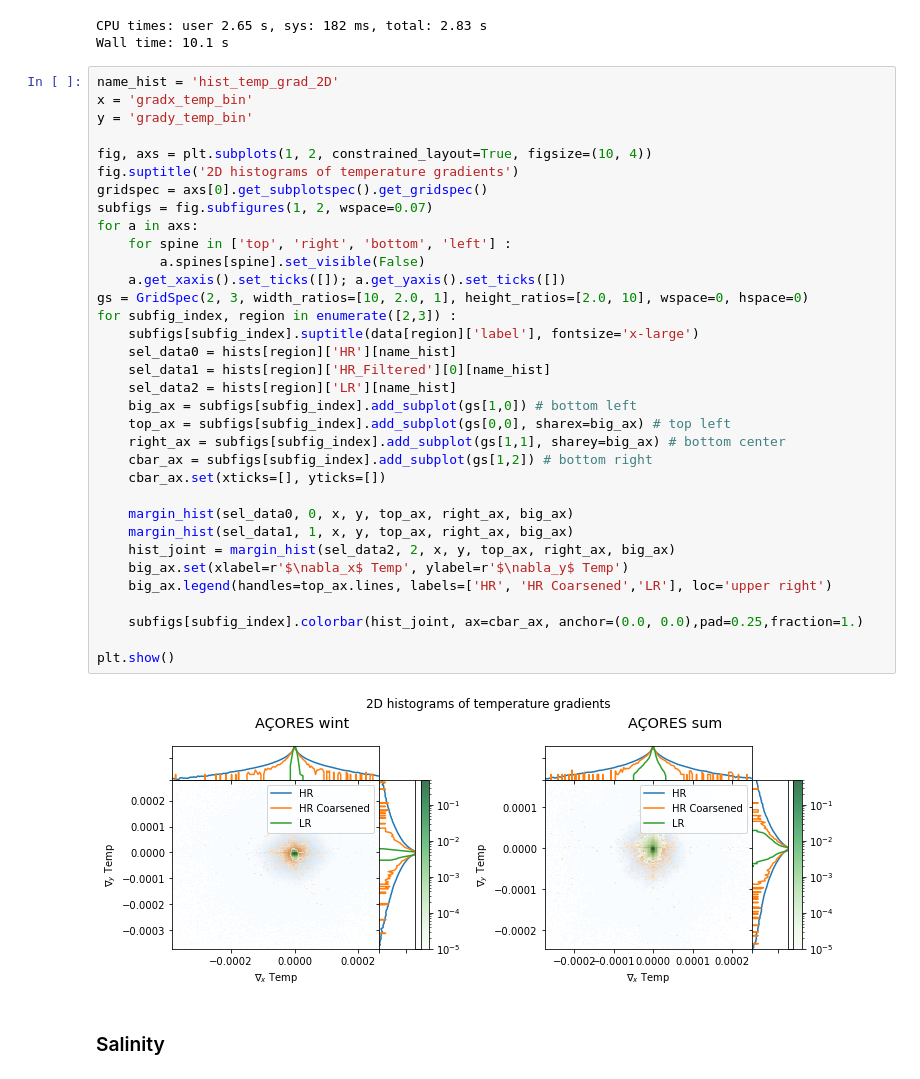
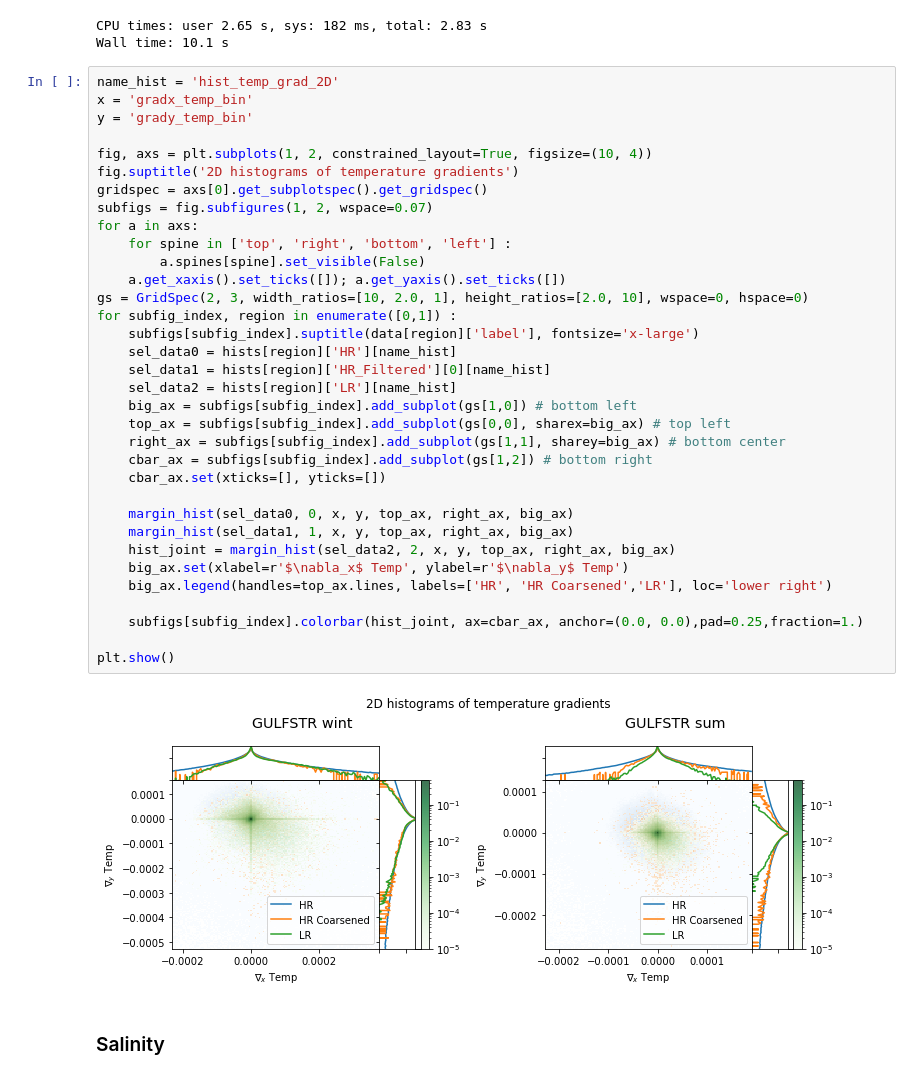
Before and after one commit to anastasiaGor/oceanDataNotebooks, a Jupyter notebook: gcm_filter/filter_scores.ipynb, the cells around one changed output. Saved outputs shown, nothing was run; the diff lists cells and outputs as text.

```diff
--- a/gcm_filter/filter_scores.ipynb
+++ b/gcm_filter/filter_scores.ipynb
@@ -443,36 +443,36 @@ x = 'gradx_temp_bin'
 y = 'grady_temp_bin'
 
 fig, axs = plt.subplots(1, 2, constrained_layout=True, figsize=(10, 4))
 fig.suptitle('2D histograms of temperature gradients')
 gridspec = axs[0].get_subplotspec().get_gridspec()
 subfigs = fig.subfigures(1, 2, wspace=0.07)
 for a in axs:
     for spine in ['top', 'right', 'bottom', 'left'] :
         a.spines[spine].set_visible(False)
     a.get_xaxis().set_ticks([]); a.get_yaxis().set_ticks([])
 gs = GridSpec(2, 3, width_ratios=[10, 2.0, 1], height_ratios=[2.0, 10], wspace=0, hspace=0)
-for subfig_index, region in enumerate([2,3]) :
+for subfig_index, region in enumerate([0,1]) :
     subfigs[subfig_index].suptitle(data[region]['label'], fontsize='x-large')
     sel_data0 = hists[region]['HR'][name_hist]
     sel_data1 = hists[region]['HR_Filtered'][0][name_hist]
     sel_data2 = hists[region]['LR'][name_hist]
     big_ax = subfigs[subfig_index].add_subplot(gs[1,0]) # bottom left
     top_ax = subfigs[subfig_index].add_subplot(gs[0,0], sharex=big_ax) # top left
     right_ax = subfigs[subfig_index].add_subplot(gs[1,1], sharey=big_ax) # bottom center
     cbar_ax = subfigs[subfig_index].add_subplot(gs[1,2]) # bottom right
     cbar_ax.set(xticks=[], yticks=[])
 
     margin_hist(sel_data0, 0, x, y, top_ax, right_ax, big_ax)
     margin_hist(sel_data1, 1, x, y, top_ax, right_ax, big_ax)
     hist_joint = margin_hist(sel_data2, 2, x, y, top_ax, right_ax, big_ax)
     big_ax.set(xlabel=r'$\nabla_x$ Temp', ylabel=r'$\nabla_y$ Temp')
-    big_ax.legend(handles=top_ax.lines, labels=['HR', 'HR Coarsened','LR'], loc='upper right')
+    big_ax.legend(handles=top_ax.lines, labels=['HR', 'HR Coarsened','LR'], loc='lower right')
 
     subfigs[subfig_index].colorbar(hist_joint, ax=cbar_ax, anchor=(0.0, 0.0),pad=0.25,fraction=1.)
 
 plt.show()
 # %% [output]
-[figure, old version]
+[figure, new version]
 # %% [markdown]
 ### Salinity
 # %%
```
Also changed, not shown: parts of 1 cell of this notebook, 1 other file.
